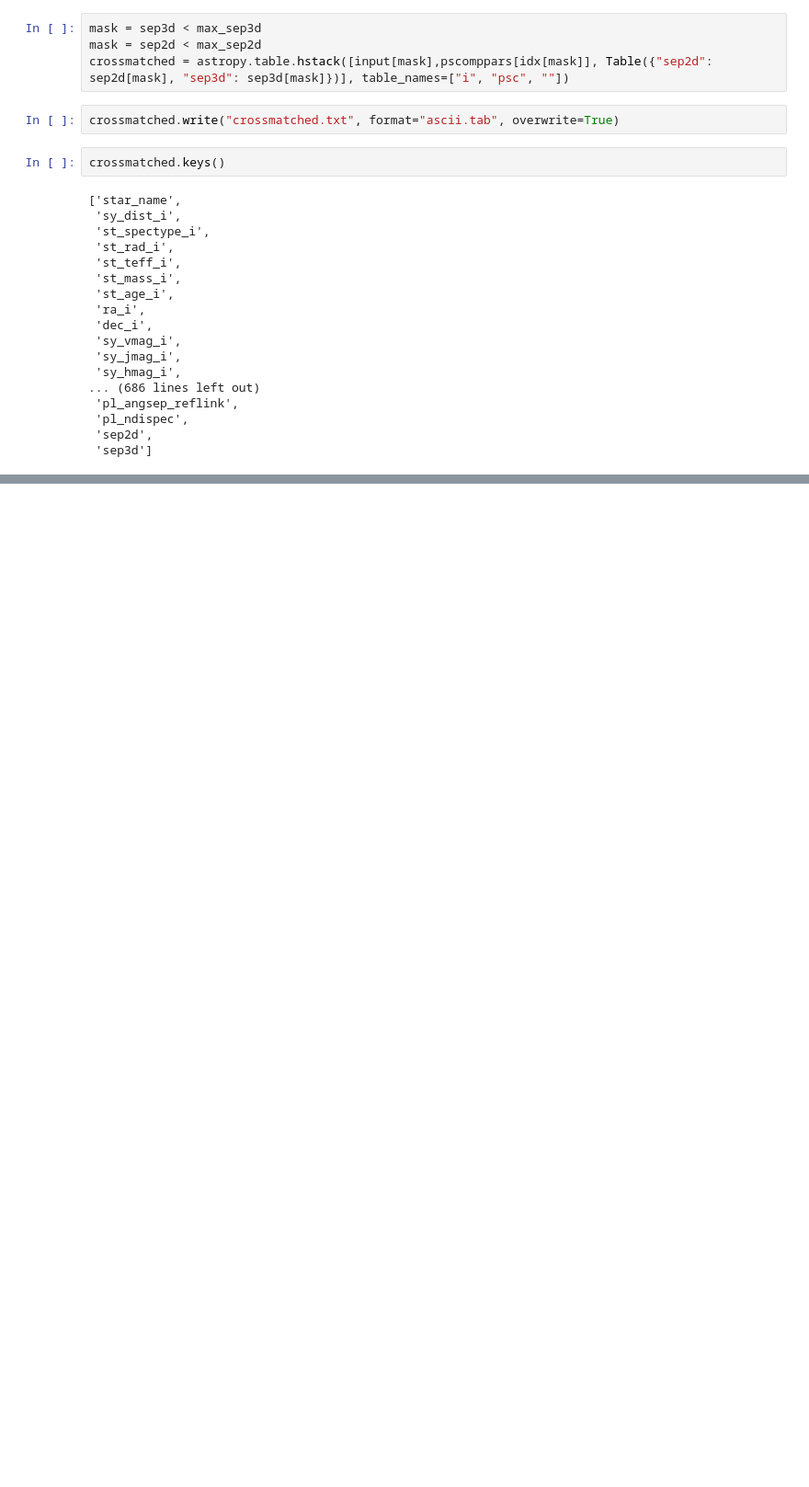
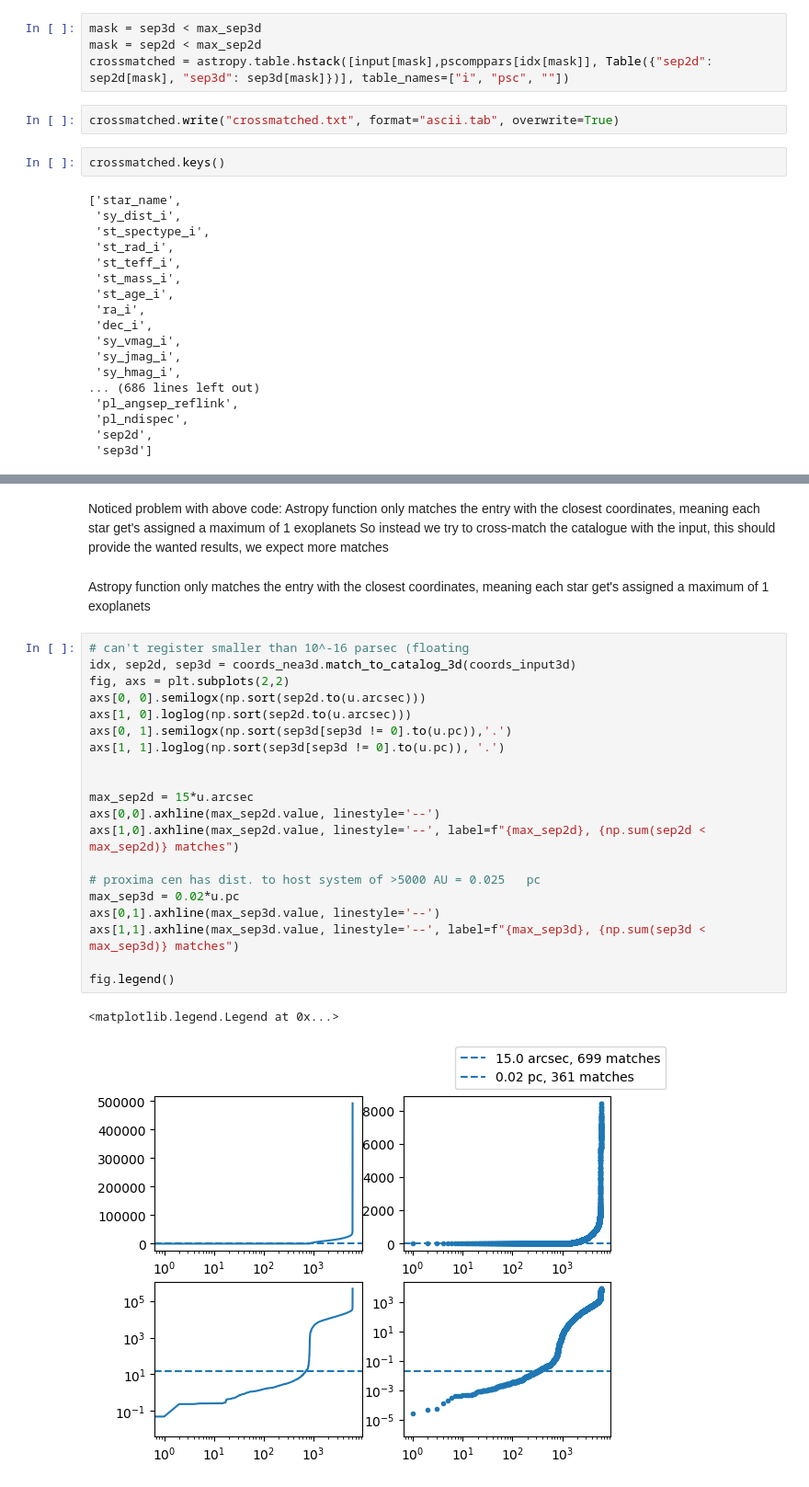
Before and after one commit to JoshuaDreier/ExoplanetCrossmatcher, a Jupyter notebook: coordinate_crossmatching.ipynb, the cells around one changed output, grey strips where cells are left out. Shown at 92% size. Cells and saved outputs as stored; diff of their text form; blank space fills up the shorter version.

Commit message:
Made first class based version (coordinate matching still wrong way around)

```diff
--- a/coordinate_crossmatching.ipynb
+++ b/coordinate_crossmatching.ipynb
@@ -149,3 +150,32 @@ Table length=488
 | TOI-771 | TOI-771 | TOI-771 b | -72.9848446031311 | 164.113312003728 | 25.35 | 0.00036996631962223314 | 0.0712001876302993 |
 | G 50-16 | GJ 3473 | GJ 3473 b | 3.33880310303806 | 120.595345490692 | 27.31 | 0.0023883262381233666 | 0.05441193364562445 |
 | G 197-50 | HD 238090 | HD 238090 b | 54.48977473224 | 183.08809620607 | 15.24 | 0.0036353550840917057 | 0.0047005034062342485 |
+# %% [markdown]
+Noticed problem with above code:
+Astropy function only matches the entry with the closest coordinates, meaning each star get's assigned a maximum of 1 exoplanets
+So instead we try to cross-match the catalogue with the input, this should provide the wanted results, we expect more matches
+# %% [markdown]
+Astropy function only matches the entry with the closest coordinates, meaning each star get's assigned a maximum of 1 exoplanets
+# %%
+# can't register smaller than 10^-16 parsec (floating
+idx, sep2d, sep3d = coords_nea3d.match_to_catalog_3d(coords_input3d)
+fig, axs = plt.subplots(2,2)
+axs[0, 0].semilogx(np.sort(sep2d.to(u.arcsec)))
+axs[1, 0].loglog(np.sort(sep2d.to(u.arcsec)))
+axs[0, 1].semilogx(np.sort(sep3d[sep3d != 0].to(u.pc)),'.')
+axs[1, 1].loglog(np.sort(sep3d[sep3d != 0].to(u.pc)), '.')
+
+
+max_sep2d = 15*u.arcsec
+axs[0,0].axhline(max_sep2d.value, linestyle='--')
+axs[1,0].axhline(max_sep2d.value, linestyle='--', label=f"{max_sep2d}, {np.sum(sep2d < max_sep2d)} matches")
+
+# proxima cen has dist. to host system of >5000 AU = 0.025	 pc
+max_sep3d = 0.02*u.pc
+axs[0,1].axhline(max_sep3d.value, linestyle='--')
+axs[1,1].axhline(max_sep3d.value, linestyle='--', label=f"{max_sep3d}, {np.sum(sep3d < max_sep3d)} matches")
+
+fig.legend()
+# %% [output]
+<matplotlib.legend.Legend at 0x...>
+[figure, added]
```
Also changed, not shown: parts of 1 cell of this notebook, 3 other files.
